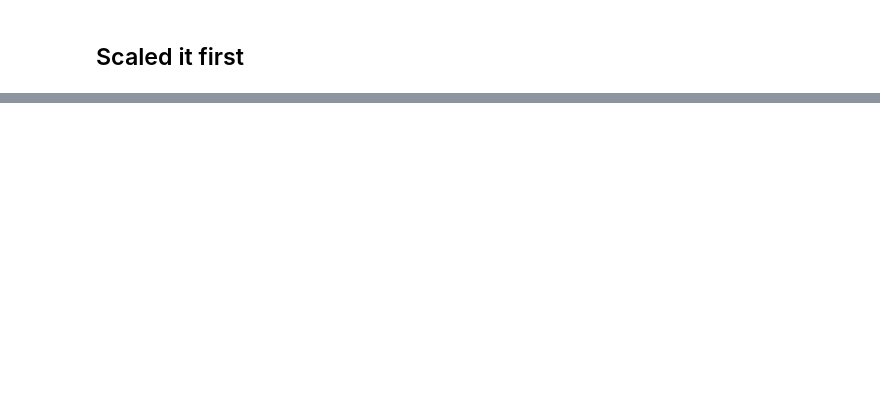
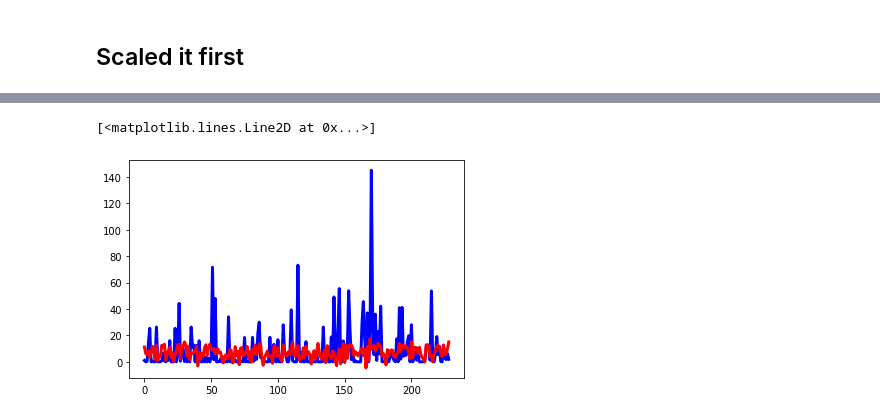
Before and after one commit to rachyharkov/pca-climate-data, a Jupyter notebook: notebook.ipynb, the cells around one changed output, grey strips where cells are left out. Cells and saved outputs as stored; diff of their text form; code cells hidden in the pictures; blank space fills up the shorter version.

Commit message:
PCA and Non-PCA Predict RR Comparison

```diff
--- a/notebook.ipynb
+++ b/notebook.ipynb
@@ -223,5 +247,7 @@ See the caveats in the documentation: https://pandas.pydata.org/pandas-docs/stab
 # %% [markdown]
 ## Split to X and y
 # %%
-X = df.drop(['extreme'], axis=1)
-y = df['extreme'].astype(int)
+X = df.drop(['RR'], axis=1)
+y = df['RR']
+
+y
@@ -249,0 +292,22 @@ array([[ 0.13605221, -0.67151577, -0.48257747, ...,  0.68021321,
+# %%
+from sklearn.model_selection import train_test_split
+
+X_train, X_test, y_train, y_test = train_test_split(X_scaled, y, test_size=0.25, random_state=42)
+
+# y_test
+# %%
+from sklearn.linear_model import LinearRegression
+from sklearn.metrics import mean_squared_error, r2_score
+
+reg = LinearRegression().fit(X_train, y_train)
+y_pred = reg.predict(X_test)
+
+print('Coefficients: \n', reg.coef_)
+# The mean squared error
+print('Mean squared error: %.2f'
+        % mean_squared_error(y_test, y_pred))
+# The coefficient of determination: 1 is perfect prediction
+print('Coefficient of determination: %.2f'
+        % r2_score(y_test, y_pred))
+
+reg.score(X_test, y_test)
@@ -249,0 +321,11 @@ array([[ 0.13605221, -0.67151577, -0.48257747, ...,  0.68021321,
+# %%
+# Plot outputs
+import matplotlib.pyplot as plt
+
+# plot y_test as line and disable index
+plt.plot(y_test.values, color='blue', linewidth=3)
+# plot y_pred as line and disable index
+plt.plot(y_pred, color='red', linewidth=3)
+# %% [output]
+[<matplotlib.lines.Line2D at 0x...>]
+[figure, added]
```
Also changed, not shown: parts of 27 cells of this notebook, 1 other file.
